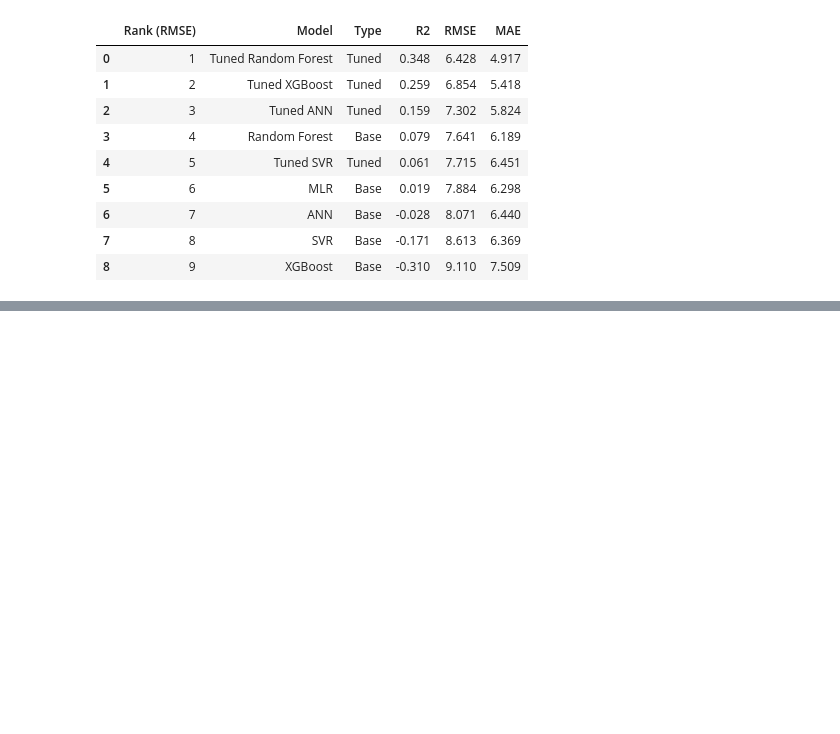
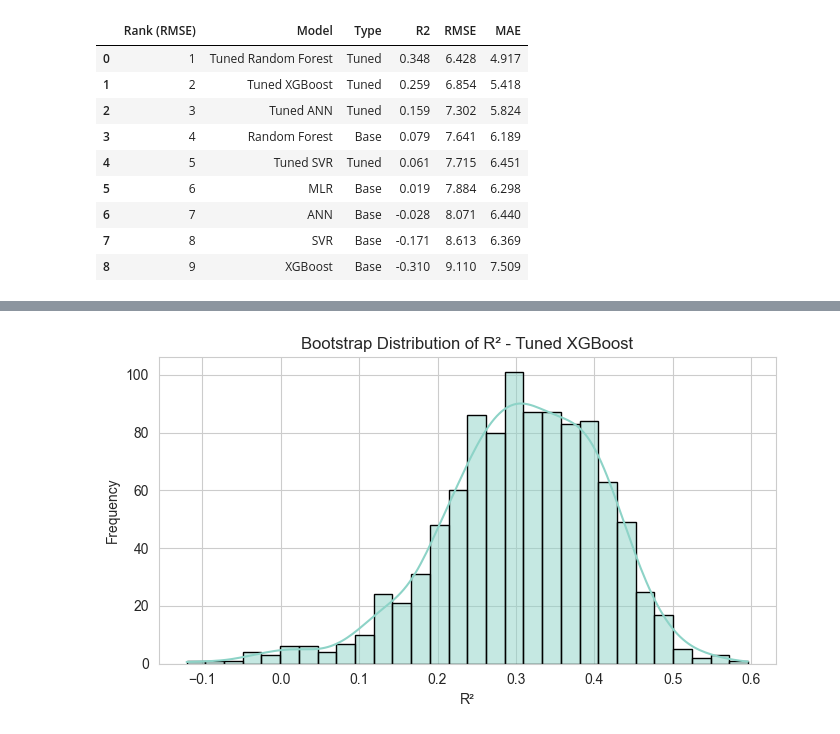
Before and after one commit to aavasd75/thesis_codes, a Jupyter notebook: final_model_analysis.ipynb, the cells around one changed output, grey strips where cells are left out. Drawn from its saved outputs; the diff is of its cells as text; code cells hidden in the pictures; blank space fills up the shorter version.

```diff
--- a/final_model_analysis.ipynb
+++ b/final_model_analysis.ipynb
@@ -1983,0 +2078,10 @@ master_table
+# %%
+xgb_boot_results = bootstrap_oob_evaluation(
+    model=best_xgb,
+    X=X_boot,
+    y=y_boot,
+    n_bootstrap=1000,
+    random_state=42
+)
+
+xgb_boot_results.head()
@@ -1983,0 +2178,10 @@ master_table
+# %%
+plt.figure(figsize=(7, 4))
+sns.histplot(xgb_boot_results["R2"], bins=30, kde=True, edgecolor="black")
+plt.title("Bootstrap Distribution of R² - Tuned XGBoost")
+plt.xlabel("R²")
+plt.ylabel("Frequency")
+plt.tight_layout()
+plt.show()
+# %% [output]
+[figure, added]
```
Also changed, not shown: parts of 21 cells of this notebook.
